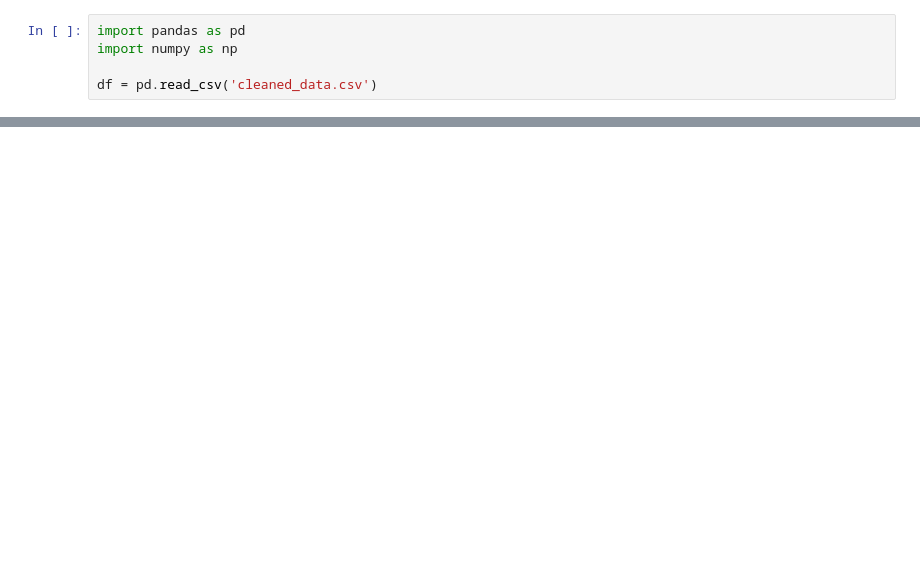
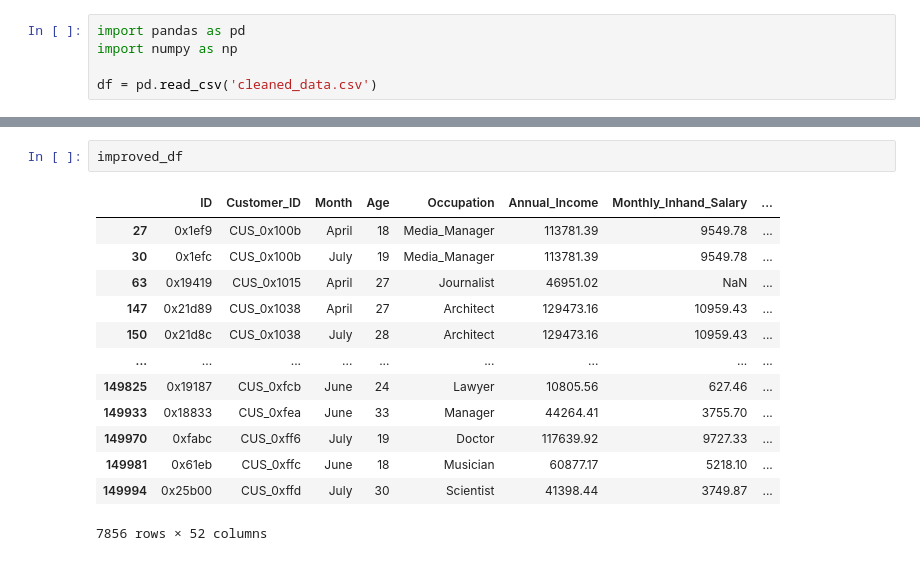
Before and after one commit to TimoWijnen2001/Visualization, a Jupyter notebook: vis_timo.ipynb, the cells around one changed output, grey strips where cells are left out. Drawn from its saved outputs; the diff is of its cells as text; blank space fills up the shorter version.

```diff
--- a/vis_timo.ipynb
+++ b/vis_timo.ipynb
@@ -182,0 +232,16 @@ The default of observed=False is deprecated and will be changed to True in a fut
+# %%
+improved_df
+# %% [output]
+|  | ID | Customer_ID | Month | Age | Occupation | Annual_Income | Monthly_Inhand_Salary | ... |
+| 27 | 0x1ef9 | CUS_0x100b | April | 18 | Media_Manager | 113781.39 | 9549.78 | ... |
+| 30 | 0x1efc | CUS_0x100b | July | 19 | Media_Manager | 113781.39 | 9549.78 | ... |
+| 63 | 0x19419 | CUS_0x1015 | April | 27 | Journalist | 46951.02 | NaN | ... |
+| 147 | 0x21d89 | CUS_0x1038 | April | 27 | Architect | 129473.16 | 10959.43 | ... |
+| 150 | 0x21d8c | CUS_0x1038 | July | 28 | Architect | 129473.16 | 10959.43 | ... |
+| ... | ... | ... | ... | ... | ... | ... | ... | ... |
+| 149825 | 0x19187 | CUS_0xfcb | June | 24 | Lawyer | 10805.56 | 627.46 | ... |
+| 149933 | 0x18833 | CUS_0xfea | June | 33 | Manager | 44264.41 | 3755.70 | ... |
+| 149970 | 0xfabc | CUS_0xff6 | July | 19 | Doctor | 117639.92 | 9727.33 | ... |
+| 149981 | 0x61eb | CUS_0xffc | June | 18 | Musician | 60877.17 | 5218.10 | ... |
+| 149994 | 0x25b00 | CUS_0xffd | July | 30 | Scientist | 41398.44 | 3749.87 | ... |
+7856 rows × 52 columns
```
Also changed, not shown: parts of 6 cells of this notebook.
